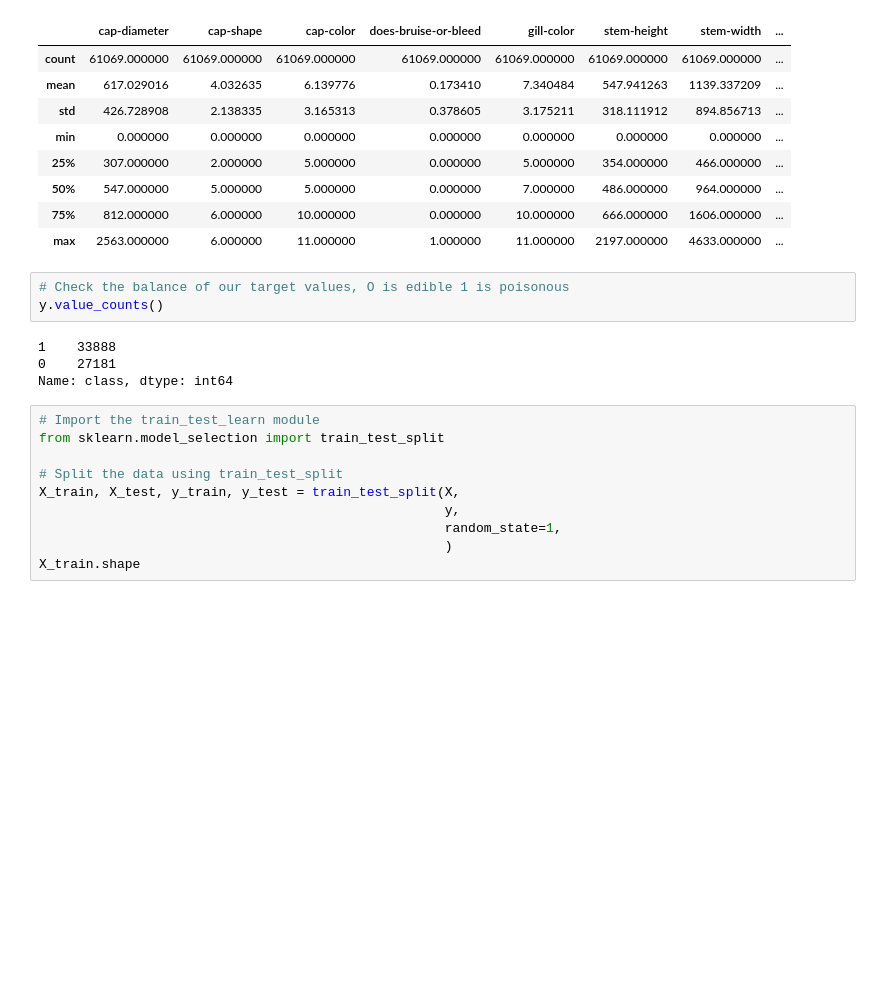
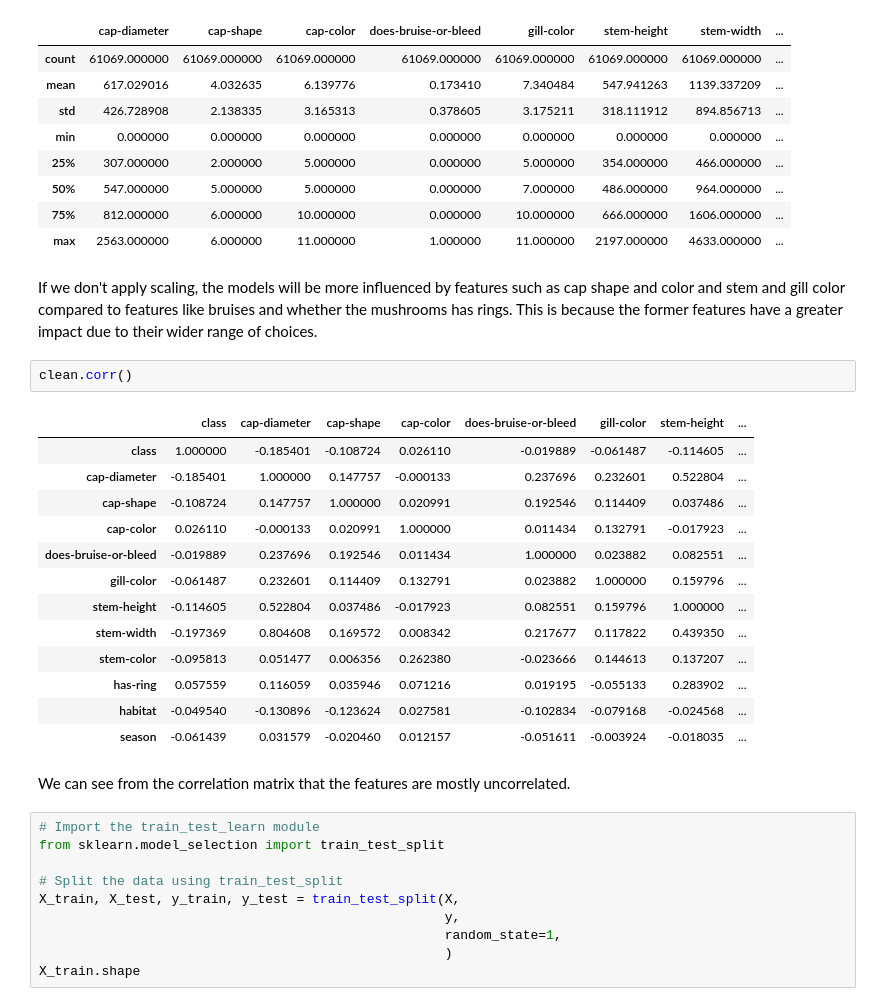
Before and after one commit to tmbiro/Project-4, a Jupyter notebook: Mushroom_Classification_tif.ipynb, the cells around one changed output. Drawn from its saved outputs; the diff is of its cells as text; blank space fills up the shorter version.

```diff
--- a/Mushroom_Classification_tif.ipynb
+++ b/Mushroom_Classification_tif.ipynb
@@ -264,13 +288,26 @@ X.describe()
 | 50% | 547.000000 | 5.000000 | 5.000000 | 0.000000 | 7.000000 | 486.000000 | 964.000000 | ... |
 | 75% | 812.000000 | 6.000000 | 10.000000 | 0.000000 | 10.000000 | 666.000000 | 1606.000000 | ... |
 | max | 2563.000000 | 6.000000 | 11.000000 | 1.000000 | 11.000000 | 2197.000000 | 4633.000000 | ... |
-# %%
-# Check the balance of our target values, O is edible 1 is poisonous
-y.value_counts()
-# %% [output]
-1    33888
-0    27181
-Name: class, dtype: int64
+# %% [markdown]
+If we don't apply scaling, the models will be more influenced by features such as cap shape and color and stem and gill color compared to features like bruises and whether the mushrooms has rings. This is because the former features have a greater impact due to their wider range of choices.
+# %%
+clean.corr()
+# %% [output]
+|  | class | cap-diameter | cap-shape | cap-color | does-bruise-or-bleed | gill-color | stem-height | ... |
+| class | 1.000000 | -0.185401 | -0.108724 | 0.026110 | -0.019889 | -0.061487 | -0.114605 | ... |
+| cap-diameter | -0.185401 | 1.000000 | 0.147757 | -0.000133 | 0.237696 | 0.232601 | 0.522804 | ... |
+| cap-shape | -0.108724 | 0.147757 | 1.000000 | 0.020991 | 0.192546 | 0.114409 | 0.037486 | ... |
+| cap-color | 0.026110 | -0.000133 | 0.020991 | 1.000000 | 0.011434 | 0.132791 | -0.017923 | ... |
+| does-bruise-or-bleed | -0.019889 | 0.237696 | 0.192546 | 0.011434 | 1.000000 | 0.023882 | 0.082551 | ... |
+| gill-color | -0.061487 | 0.232601 | 0.114409 | 0.132791 | 0.023882 | 1.000000 | 0.159796 | ... |
+| stem-height | -0.114605 | 0.522804 | 0.037486 | -0.017923 | 0.082551 | 0.159796 | 1.000000 | ... |
+| stem-width | -0.197369 | 0.804608 | 0.169572 | 0.008342 | 0.217677 | 0.117822 | 0.439350 | ... |
+| stem-color | -0.095813 | 0.051477 | 0.006356 | 0.262380 | -0.023666 | 0.144613 | 0.137207 | ... |
+| has-ring | 0.057559 | 0.116059 | 0.035946 | 0.071216 | 0.019195 | -0.055133 | 0.283902 | ... |
+| habitat | -0.049540 | -0.130896 | -0.123624 | 0.027581 | -0.102834 | -0.079168 | -0.024568 | ... |
+| season | -0.061439 | 0.031579 | -0.020460 | 0.012157 | -0.051611 | -0.003924 | -0.018035 | ... |
+# %% [markdown]
+We can see from the correlation matrix that the features are mostly uncorrelated.
 # %%
 # Import the train_test_learn module
 from sklearn.model_selection import train_test_split
```
Also changed, not shown: parts of 3 cells of this notebook.
